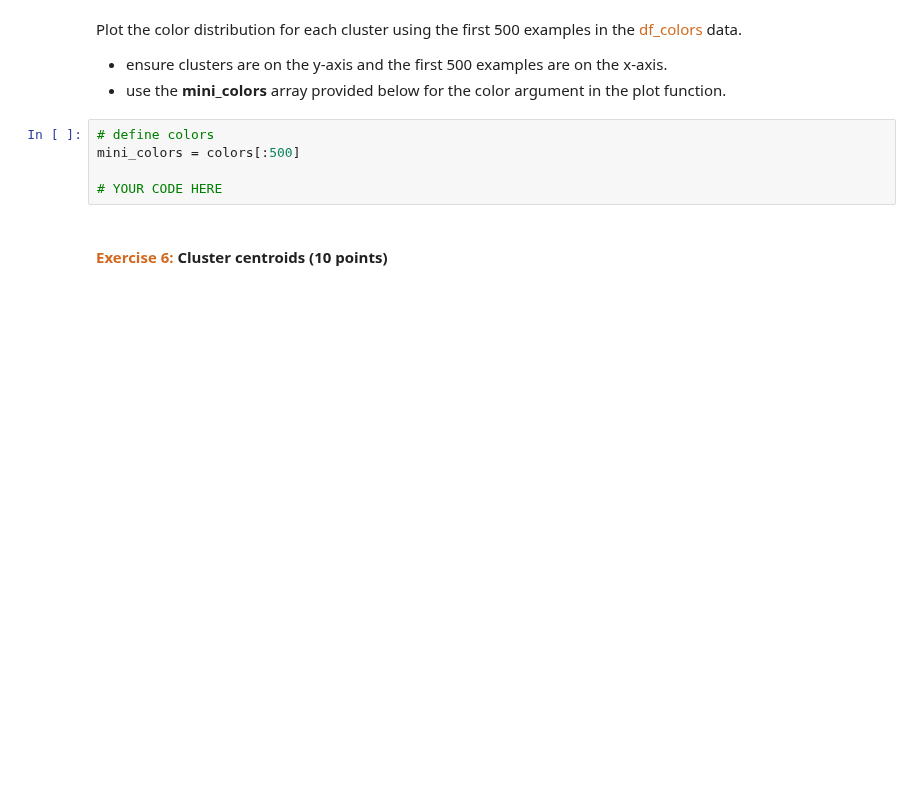
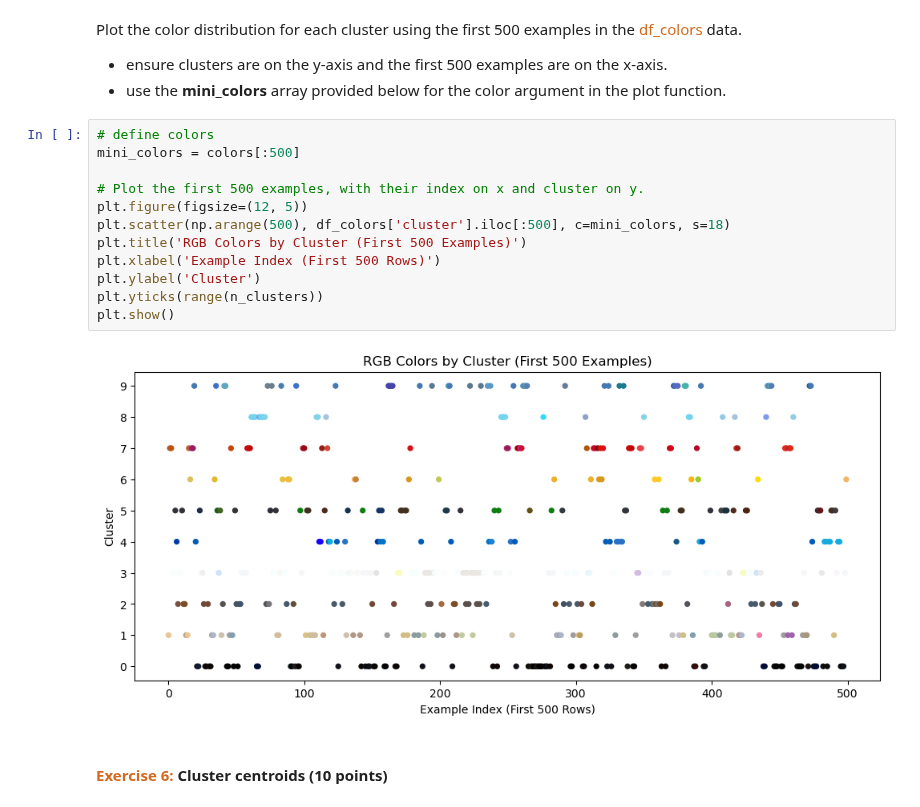
Before and after one commit to user10970/207_Machine_Learning, a Jupyter notebook: 08_Kmeans_Clustering.ipynb, the cells around one changed output. Drawn from its saved outputs; the diff is of its cells as text; blank space fills up the shorter version.

```diff
--- a/08_Kmeans_Clustering.ipynb
+++ b/08_Kmeans_Clustering.ipynb
@@ -135,11 +195,20 @@ def fit_kmeans(X, n_clusters, random_state):
 Plot the color distribution for each cluster using the first 500 examples in the <span style="color:chocolate"> df_colors</span> data.
  - ensure clusters are on the y-axis and the first 500 examples are on the x-axis.
  - use the **mini_colors** array provided below for the color argument in the plot function.
-# %%
-# define colors
-mini_colors = colors[:500]
-
-# YOUR CODE HERE
+# %%
+# define colors
+mini_colors = colors[:500]
+
+# Plot the first 500 examples, with their index on x and cluster on y.
+plt.figure(figsize=(12, 5))
+plt.scatter(np.arange(500), df_colors['cluster'].iloc[:500], c=mini_colors, s=18)
+plt.title('RGB Colors by Cluster (First 500 Examples)')
+plt.xlabel('Example Index (First 500 Rows)')
+plt.ylabel('Cluster')
+plt.yticks(range(n_clusters))
+plt.show()
+# %% [output]
+[figure, added]
 # %% [markdown]
 #### <span style="color:chocolate"> Exercise 6:</span> Cluster centroids (10 points)
 # %% [markdown]
```
Also changed, not shown: parts of 13 cells of this notebook, 2 other files.
